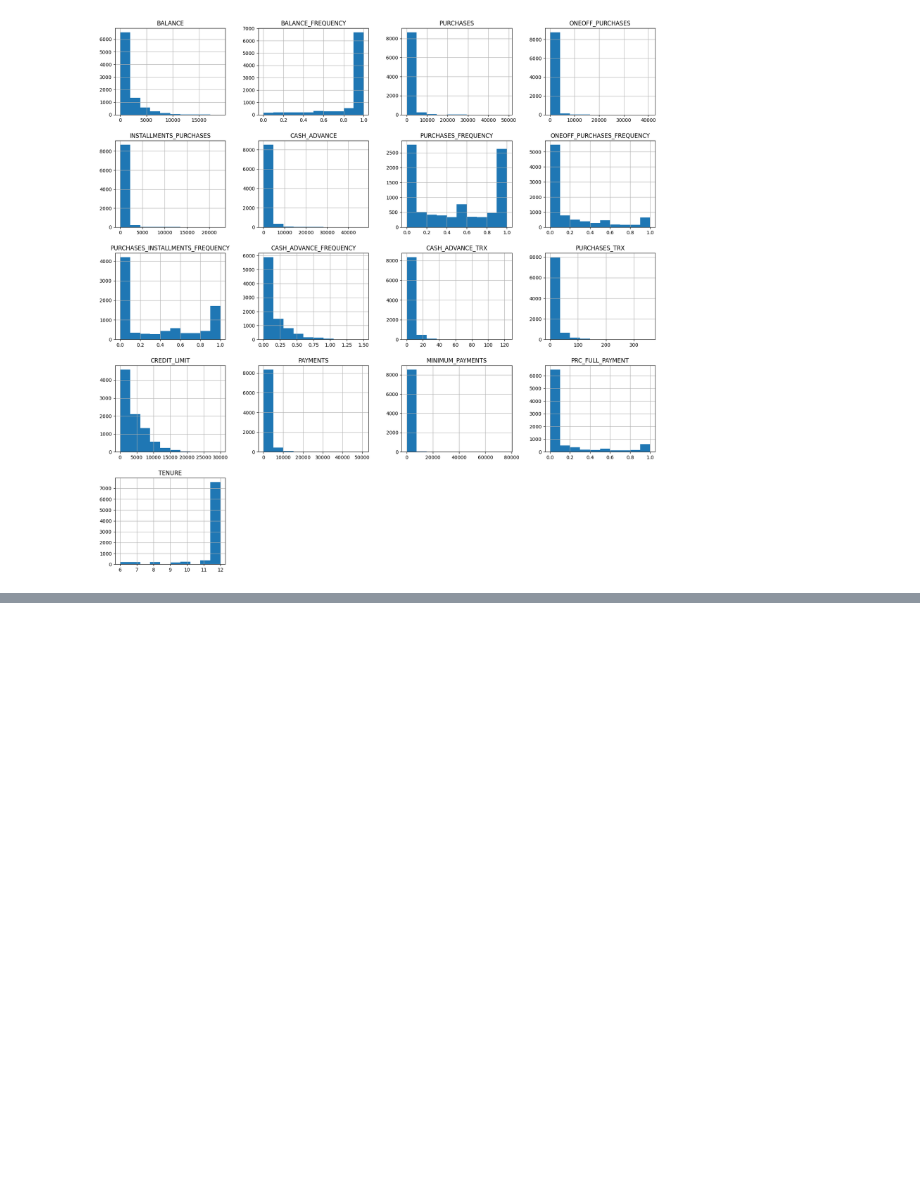
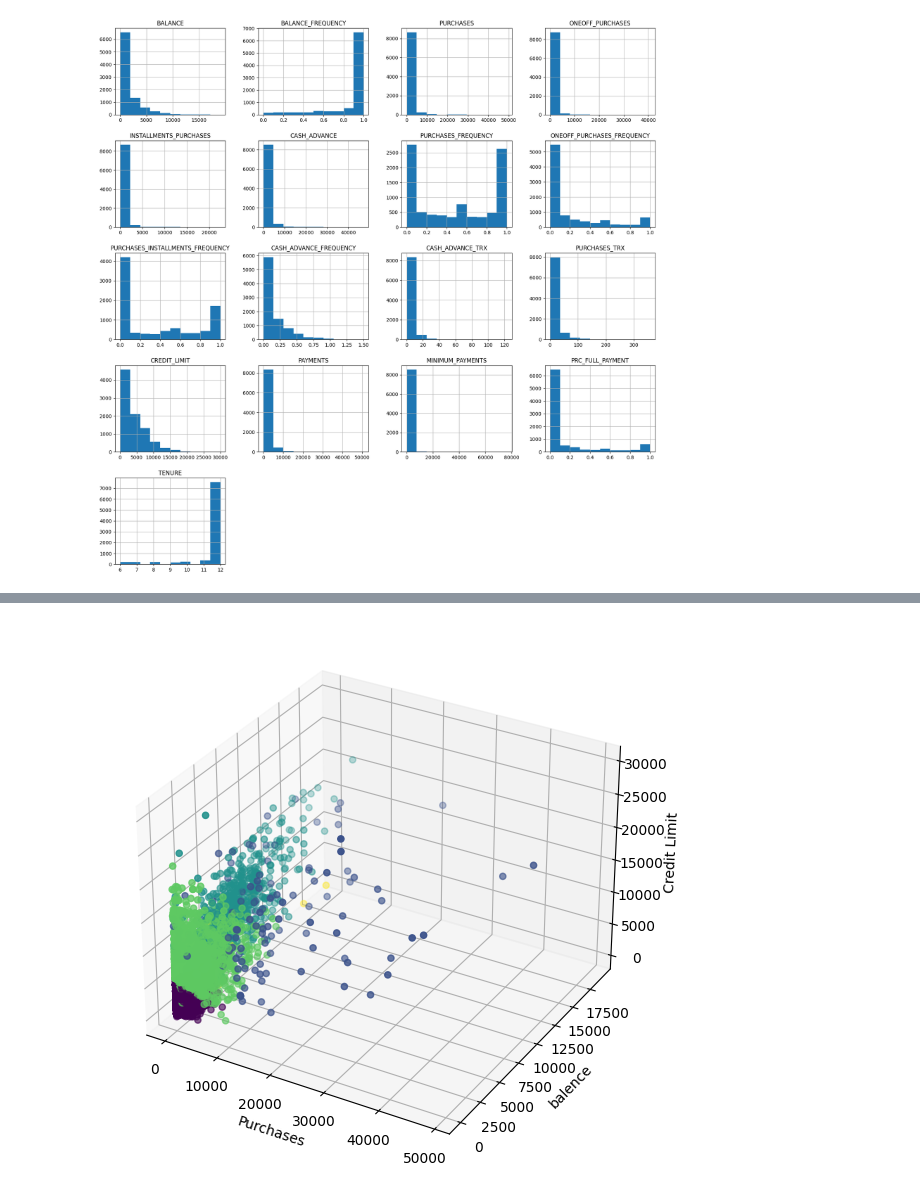
Before and after one commit to mmedoues/cc-general, a Jupyter notebook: model.ipynb, the cells around one changed output, grey strips where cells are left out. Saved outputs shown, nothing was run; the diff lists cells and outputs as text; code cells hidden in the pictures; blank space fills up the shorter version.

```diff
--- a/model.ipynb
+++ b/model.ipynb
@@ -125,0 +160,14 @@ plt.show()
+# %%
+# 3D plot
+from mpl_toolkits.mplot3d import Axes3D
+import matplotlib.pyplot as plt
+
+fig = plt.figure(figsize=(10, 7))
+ax = fig.add_subplot(111, projection='3d')
+ax.scatter(df['PURCHASES'], df['BALANCE'], df['CREDIT_LIMIT'], c=model.labels_)
+ax.set_xlabel('Purchases')
+ax.set_ylabel('balence')
+ax.set_zlabel('Credit Limit')
+plt.show()
+# %% [output]
+[figure, added]
```
Also changed, not shown: parts of 11 cells of this notebook.
